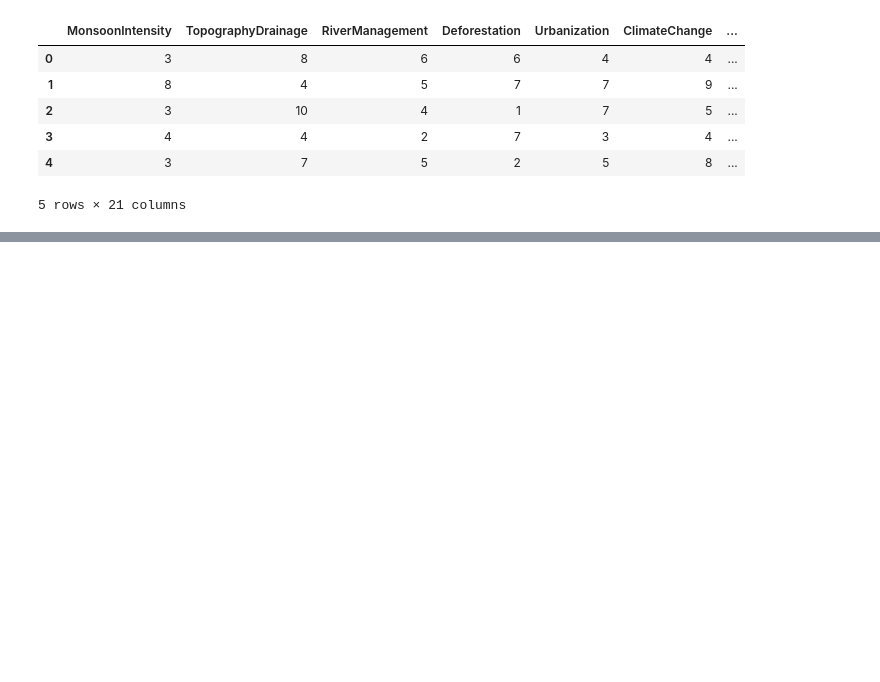
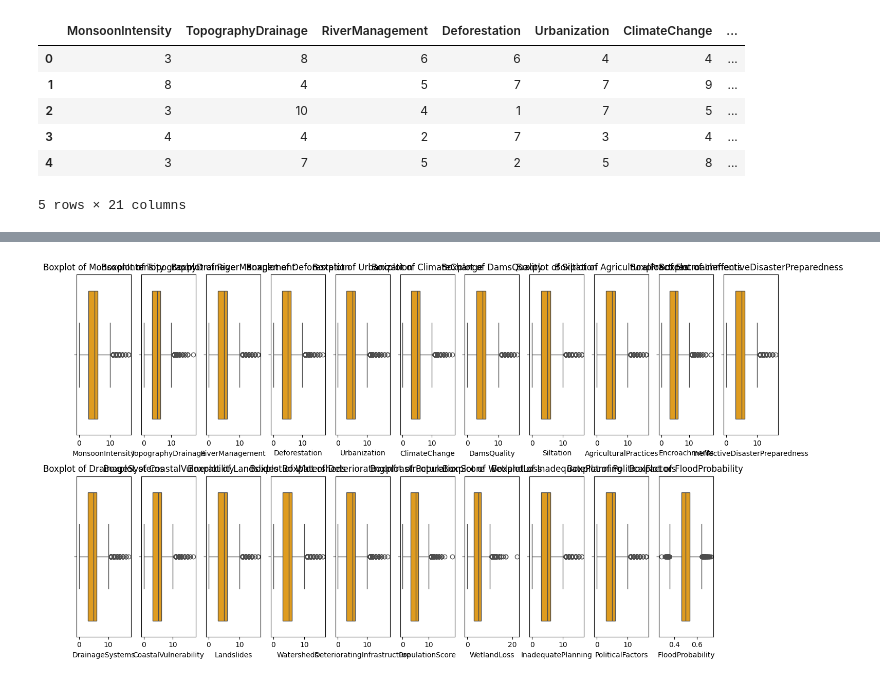
Before and after one commit to sumeethvarma7/AI_Based_Disaster_Early_Warning_System.ipynb, a Jupyter notebook: Copy_of_AI_Based_Disaster_Early_Warning_System.ipynb, the cells around one changed output, grey strips where cells are left out. Drawn from its saved outputs; the diff is of its cells as text; code cells hidden in the pictures; blank space fills up the shorter version.

```diff
--- a/Copy_of_AI_Based_Disaster_Early_Warning_System.ipynb
+++ b/Copy_of_AI_Based_Disaster_Early_Warning_System.ipynb
@@ -42,0 +168,13 @@ np.False_
+# %%
+numeric_cols = df.select_dtypes(include=['float64','int64']).columns
+
+plt.figure(figsize=(14, 8))
+for i, col in enumerate(numeric_cols, 1):
+    plt.subplot(2, (len(numeric_cols)+1)//2, i)
+    sns.boxplot(data=df, x=col, color='orange')
+    plt.title(f"Boxplot of {col}")
+
+plt.tight_layout()
+plt.show()
+# %% [output]
+[figure, added]
```
Also changed, not shown: parts of 18 cells of this notebook.
